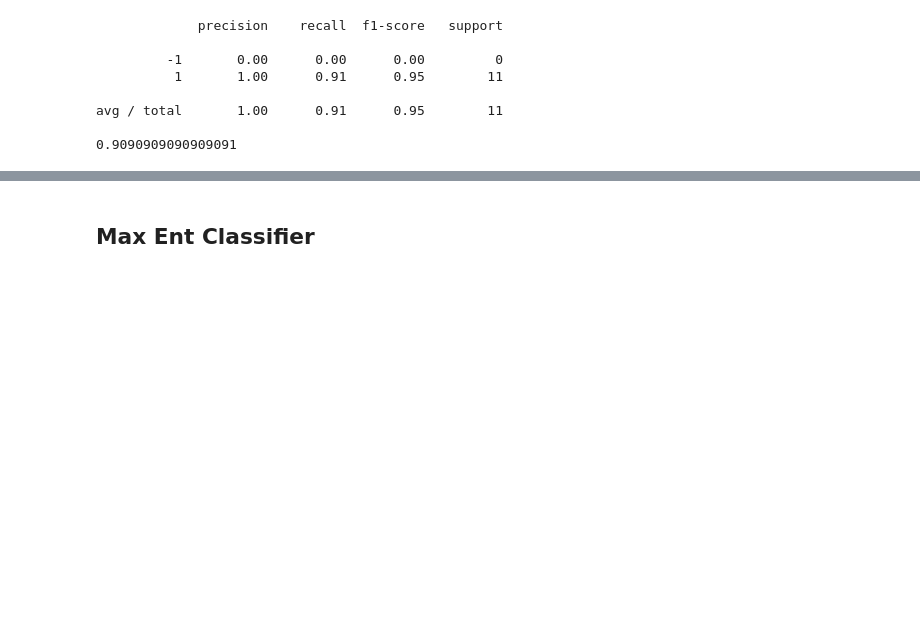
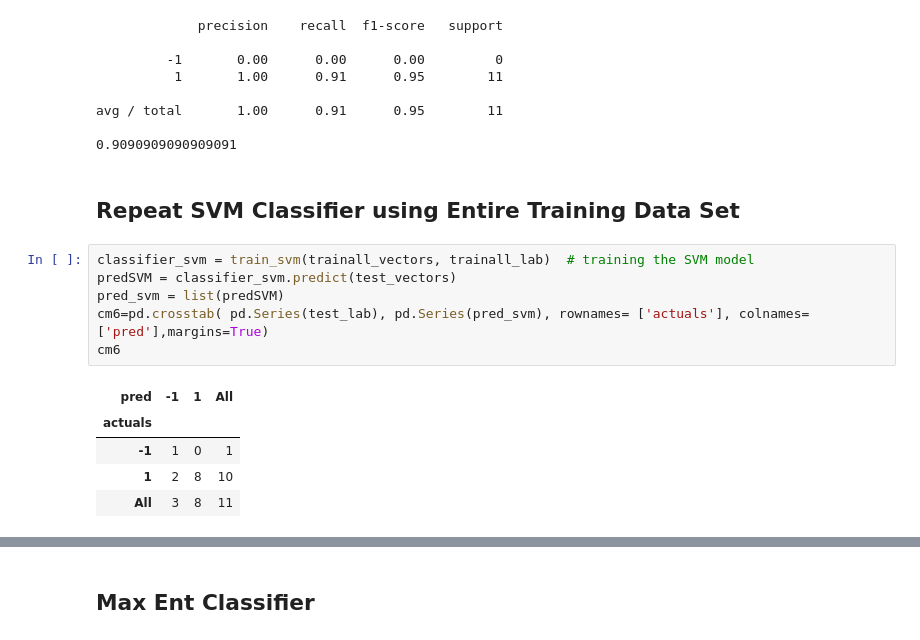
Before and after one commit to lppier/Sentiment_Mining_on_Yelp_Reviews, a Jupyter notebook: sentiment_classification.ipynb, the cells around one changed output, grey strips where cells are left out. Cells and saved outputs as stored; diff of their text form; blank space fills up the shorter version.

```diff
--- a/sentiment_classification.ipynb
+++ b/sentiment_classification.ipynb
@@ -205,3 +311,17 @@ print (accuracy_score(pred_svm, test_lab))
 avg / total       1.00      0.91      0.95        11
 
 0.9090909090909091
+# %% [markdown]
+## Repeat SVM Classifier using Entire Training Data Set
+# %%
+classifier_svm = train_svm(trainall_vectors, trainall_lab)  # training the SVM model
+predSVM = classifier_svm.predict(test_vectors)
+pred_svm = list(predSVM)
+cm6=pd.crosstab( pd.Series(test_lab), pd.Series(pred_svm), rownames= ['actuals'], colnames=['pred'],margins=True)
+cm6
+# %% [output]
+| pred | -1 | 1 | All |
+| actuals |  |  |  |
+| -1 | 1 | 0 | 1 |
+| 1 | 2 | 8 | 10 |
+| All | 3 | 8 | 11 |
```
Also changed, not shown: parts of 19 cells of this notebook, 1 other file.
